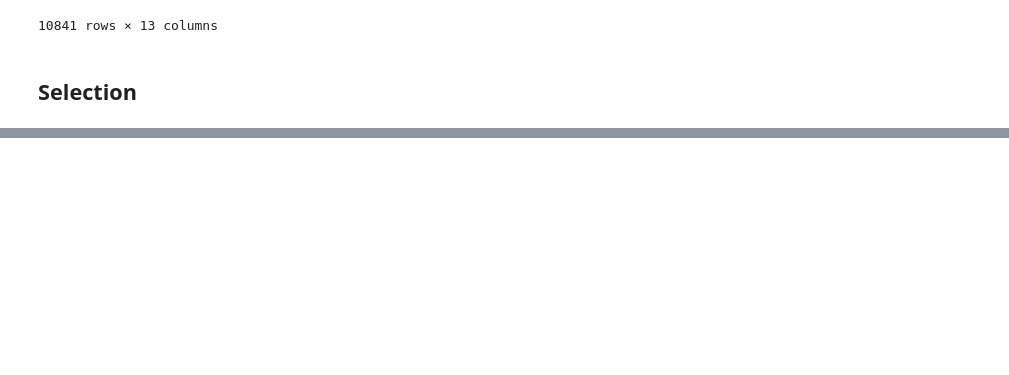
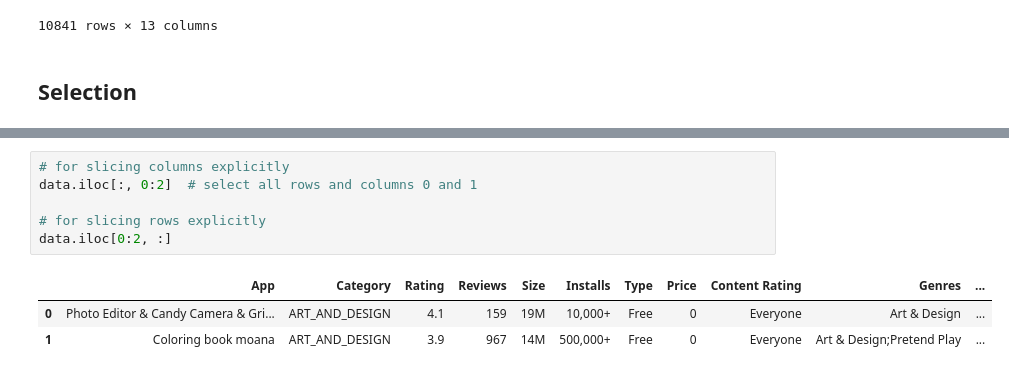
Before and after one commit to rishee-05/PYTHON, a Jupyter notebook: libraries/pandas/intro.ipynb, the cells around one changed output, grey strips where cells are left out. Saved outputs shown, nothing was run; the diff lists cells and outputs as text; blank space fills up the shorter version.

```diff
--- a/libraries/pandas/intro.ipynb
+++ b/libraries/pandas/intro.ipynb
@@ -258,0 +340,10 @@ Name: Reviews, Length: 10841, dtype: object
+# %%
+# for slicing columns explicitly
+data.iloc[:, 0:2]  # select all rows and columns 0 and 1
+
+# for slicing rows explicitly
+data.iloc[0:2, :]
+# %% [output]
+|  | App | Category | Rating | Reviews | Size | Installs | Type | Price | Content Rating | Genres | ... |
+| 0 | Photo Editor & Candy Camera & Gri... | ART_AND_DESIGN | 4.1 | 159 | 19M | 10,000+ | Free | 0 | Everyone | Art & Design | ... |
+| 1 | Coloring book moana | ART_AND_DESIGN | 3.9 | 967 | 14M | 500,000+ | Free | 0 | Everyone | Art & Design;Pretend Play | ... |
```
Also changed, not shown: parts of 10 cells of this notebook.
